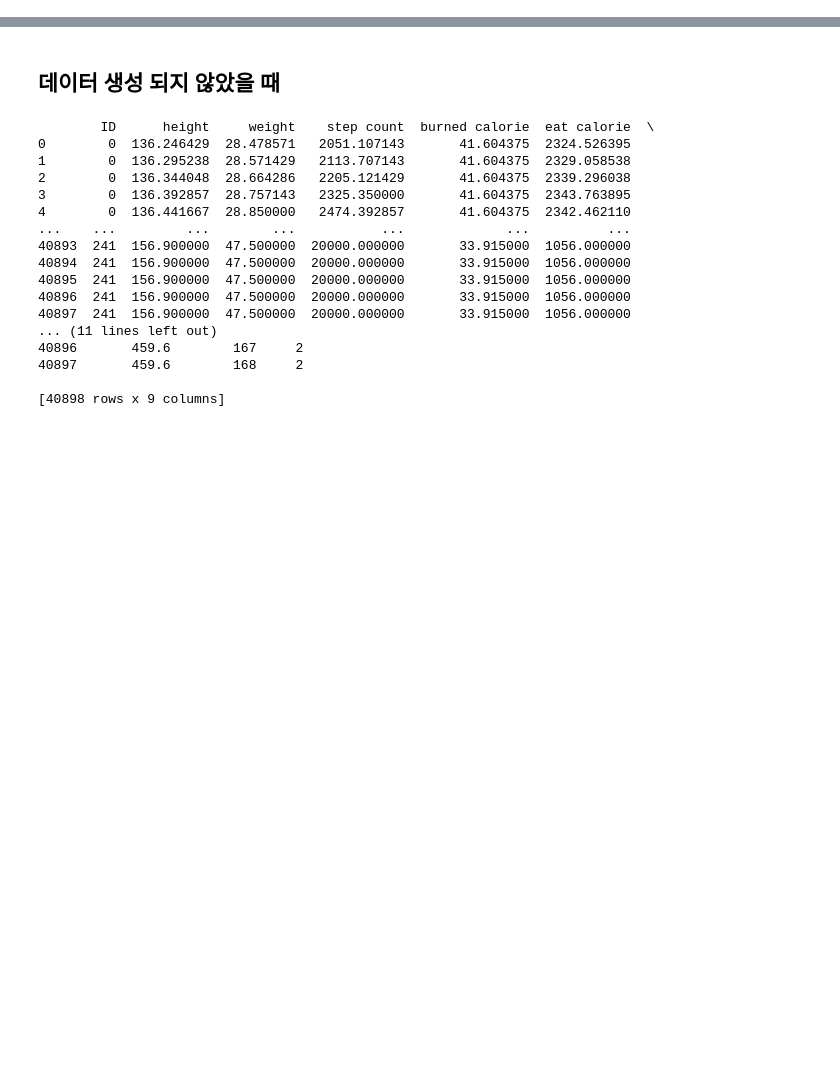
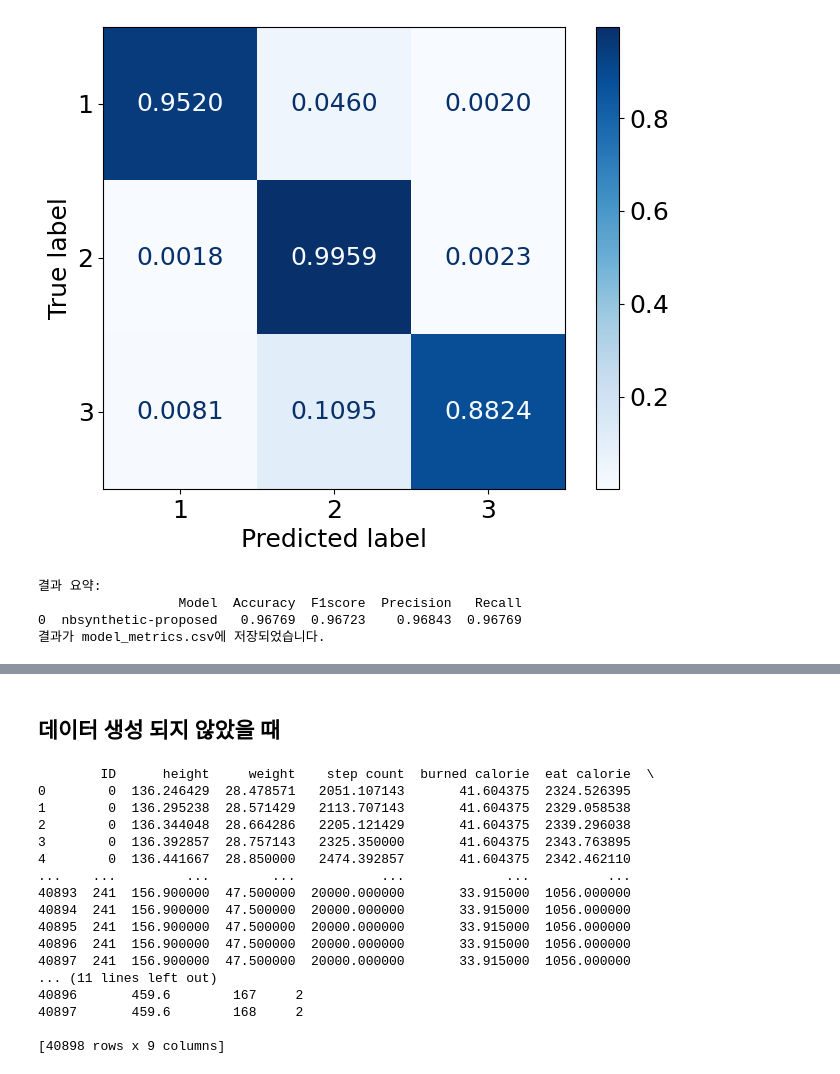
Before and after one commit to jfun28/Explainable_healthcareframework, a Jupyter notebook: 3_1.Training_XAI_Proposed/Training_result.ipynb, the cells around one changed output, grey strips where cells are left out. Saved outputs shown, nothing was run; the diff lists cells and outputs as text; code cells hidden in the pictures; blank space fills up the shorter version.

```diff
--- a/3_1.Training_XAI_Proposed/Training_result.ipynb
+++ b/3_1.Training_XAI_Proposed/Training_result.ipynb
@@ -230,3 +129,65 @@ Parameters: { "use_label_encoder" } are not used.
+# %%
+
+# 9. XGBoost 모델 저장
+xgb_save_path = path+f'\\3_1.Training_XAI_Proposed\\model_hist\\{generation}_proposed.pickle'
+save_model(best_xgb, xgb_save_path)
+
+# 10. 성능 지표 계산 (앙상블 예측 사용)
+accuracy, f1, precision, recall = calculate_metrics(y_test, ensemble_pred)
+
+# 11. 결과를 딕셔너리로 저장
+result_dict = {
+    'Model': f"{generation}-proposed",
+    'Accuracy': round(accuracy, 5),
+    'F1score': round(f1, 5),
+    'Precision': round(precision, 5),
+    'Recall': round(recall, 5)
+}
+
+# Confusion matrix 계산
+cm = confusion_matrix(y_test, ensemble_pred, normalize='true')
+class_labels = [1, 2, 3]
+
+# 정확한 소수점 표시를 위한 함수
+def format_cm(cm):
+    # 각 행이 정확히 1.0이 되도록 정규화
+    row_sums = cm.sum(axis=1, keepdims=True)
+    normalized_cm = cm / row_sums
+
+    return normalized_cm
+
+# 행의 합이 정확히 1.0이 되도록 정규화
+normalized_cm = format_cm(cm)
+# Confusion matrix 시각화
+fig, ax = plt.subplots(figsize=(8, 6))
+disp = ConfusionMatrixDisplay(confusion_matrix=normalized_cm, display_labels=class_labels)
+disp.plot(cmap=plt.cm.Blues, ax=ax, values_format='.4f')  # 소수점 4자리까지 표시
+# plt.title("Confusion Matrix", fontsize=18)
+plt.xticks(fontsize=18)
+plt.yticks(fontsize=18)
+# 값의 폰트 크기 조정
+for text in disp.text_.ravel():
+    text.set_fontsize(18)
+plt.show()
+
+# 12. 리스트에 딕셔너리 추가
+model_results_list.append(result_dict)
+
+# 13. 데이터프레임 생성
+df_proposed = pd.DataFrame(model_results_list)
+print("\n결과 요약:")
+print(df_proposed)
+
+# 14. 데이터프레임을 CSV 파일로 저장
+output_path = 'model_metrics.csv'
+df_proposed.to_csv(output_path)
+print(f"결과가 {output_path}에 저장되었습니다.")
+# %% [output]
+[figure, added]
+결과 요약:
+                  Model  Accuracy  F1score  Precision   Recall
+0  nbsynthetic-proposed   0.96769  0.96723    0.96843  0.96769
+결과가 model_metrics.csv에 저장되었습니다.
 # %%
 y_test
 # %% [output]
```
Also changed, not shown: parts of 10 cells of this notebook, 20 other files.
